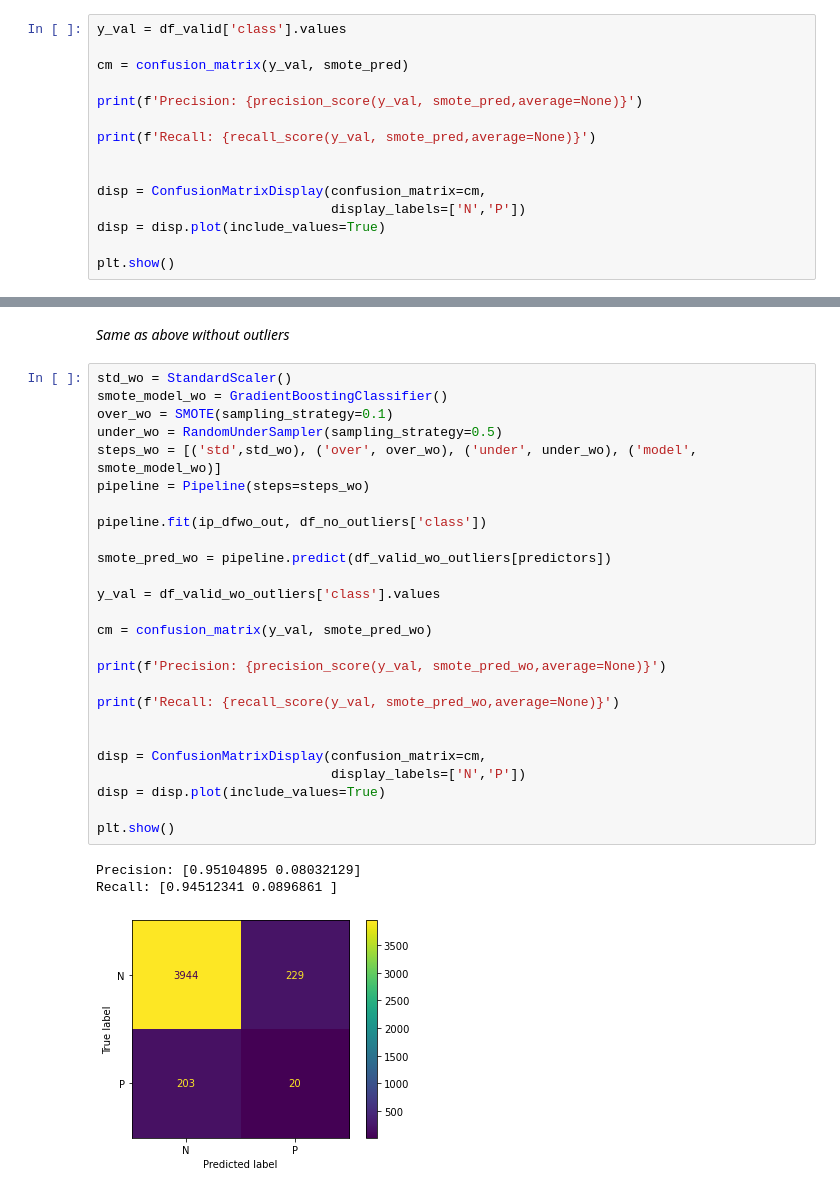
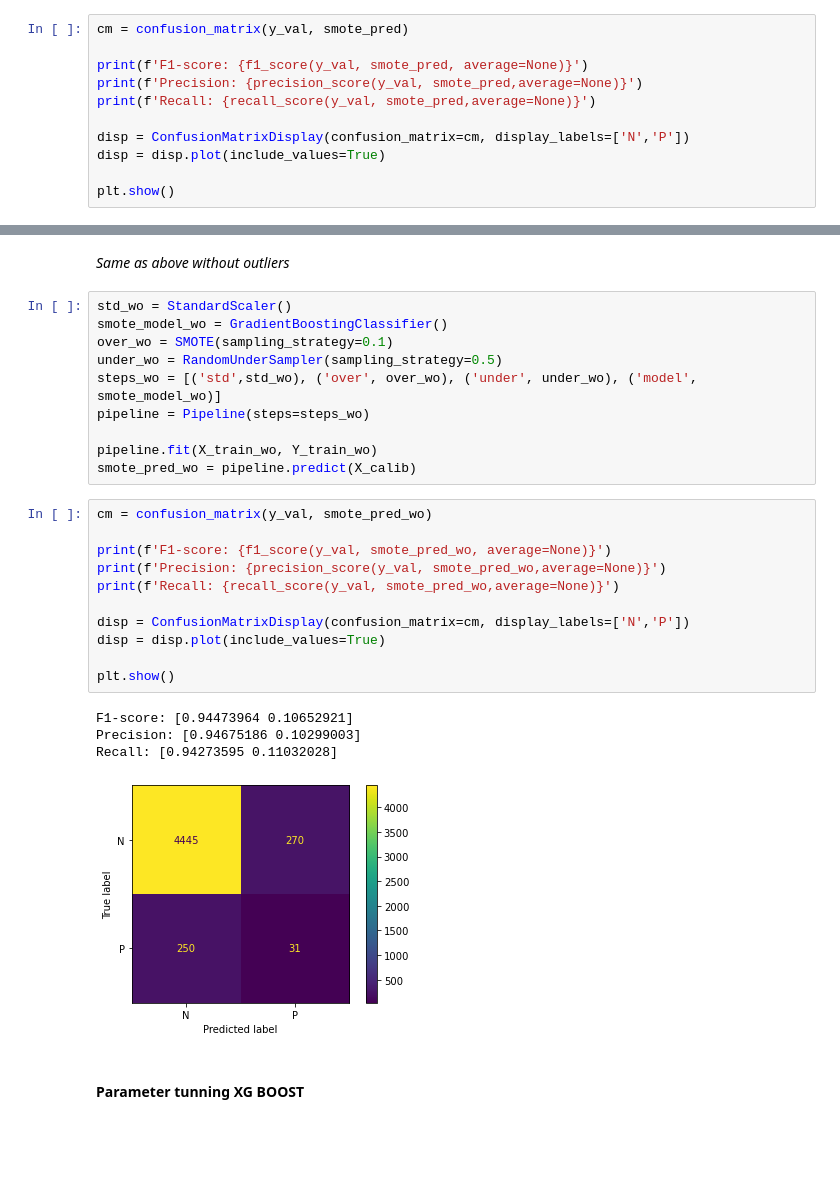
Before and after one commit to addds03/Pattern-Classification, a Jupyter notebook: Codebase/Data Preprocessing & Modelling.ipynb, the cells around one changed output, grey strips where cells are left out. Cells and saved outputs as stored; diff of their text form; blank space fills up the shorter version.

```diff
--- a/Codebase/Data Preprocessing & Modelling.ipynb
+++ b/Codebase/Data Preprocessing & Modelling.ipynb
@@ -280,15 +262,11 @@ smote_pred = pipeline.predict(df_valid[predictors])
 # %%
-y_val = df_valid['class'].values
-
 cm = confusion_matrix(y_val, smote_pred)
 
+print(f'F1-score: {f1_score(y_val, smote_pred, average=None)}')
 print(f'Precision: {precision_score(y_val, smote_pred,average=None)}')
-
 print(f'Recall: {recall_score(y_val, smote_pred,average=None)}')
 
-
-disp = ConfusionMatrixDisplay(confusion_matrix=cm,
-                              display_labels=['N','P'])
+disp = ConfusionMatrixDisplay(confusion_matrix=cm, display_labels=['N','P'])
 disp = disp.plot(include_values=True)
 
 plt.show()
@@ -306,25 +285,23 @@ under_wo = RandomUnderSampler(sampling_strategy=0.5)
 steps_wo = [('std',std_wo), ('over', over_wo), ('under', under_wo), ('model', smote_model_wo)]
 pipeline = Pipeline(steps=steps_wo)
 
-pipeline.fit(ip_dfwo_out, df_no_outliers['class'])
-
-smote_pred_wo = pipeline.predict(df_valid_wo_outliers[predictors])
-
-y_val = df_valid_wo_outliers['class'].values
-
-cm = confusion_matrix(y_val, smote_pred_wo)
-
-print(f'Precision: {precision_score(y_val, smote_pred_wo,average=None)}')
-
-print(f'Recall: {recall_score(y_val, smote_pred_wo,average=None)}')
-
-
-disp = ConfusionMatrixDisplay(confusion_matrix=cm,
-                              display_labels=['N','P'])
-disp = disp.plot(include_values=True)
-
-plt.show()
+pipeline.fit(X_train_wo, Y_train_wo)
+smote_pred_wo = pipeline.predict(X_calib)
-# %% [output]
-Precision: [0.95104895 0.08032129]
-Recall: [0.94512341 0.0896861 ]
-[figure, removed]
+# %%
+cm = confusion_matrix(y_val, smote_pred_wo)
+
+print(f'F1-score: {f1_score(y_val, smote_pred_wo, average=None)}')
+print(f'Precision: {precision_score(y_val, smote_pred_wo,average=None)}')
+print(f'Recall: {recall_score(y_val, smote_pred_wo,average=None)}')
+
+disp = ConfusionMatrixDisplay(confusion_matrix=cm, display_labels=['N','P'])
+disp = disp.plot(include_values=True)
+
+plt.show()
+# %% [output]
+F1-score: [0.94473964 0.10652921]
+Precision: [0.94675186 0.10299003]
+Recall: [0.94273595 0.11032028]
+[figure, added]
+# %% [markdown]
+#### Parameter tunning XG BOOST
```
Also changed, not shown: parts of 66 cells of this notebook.
